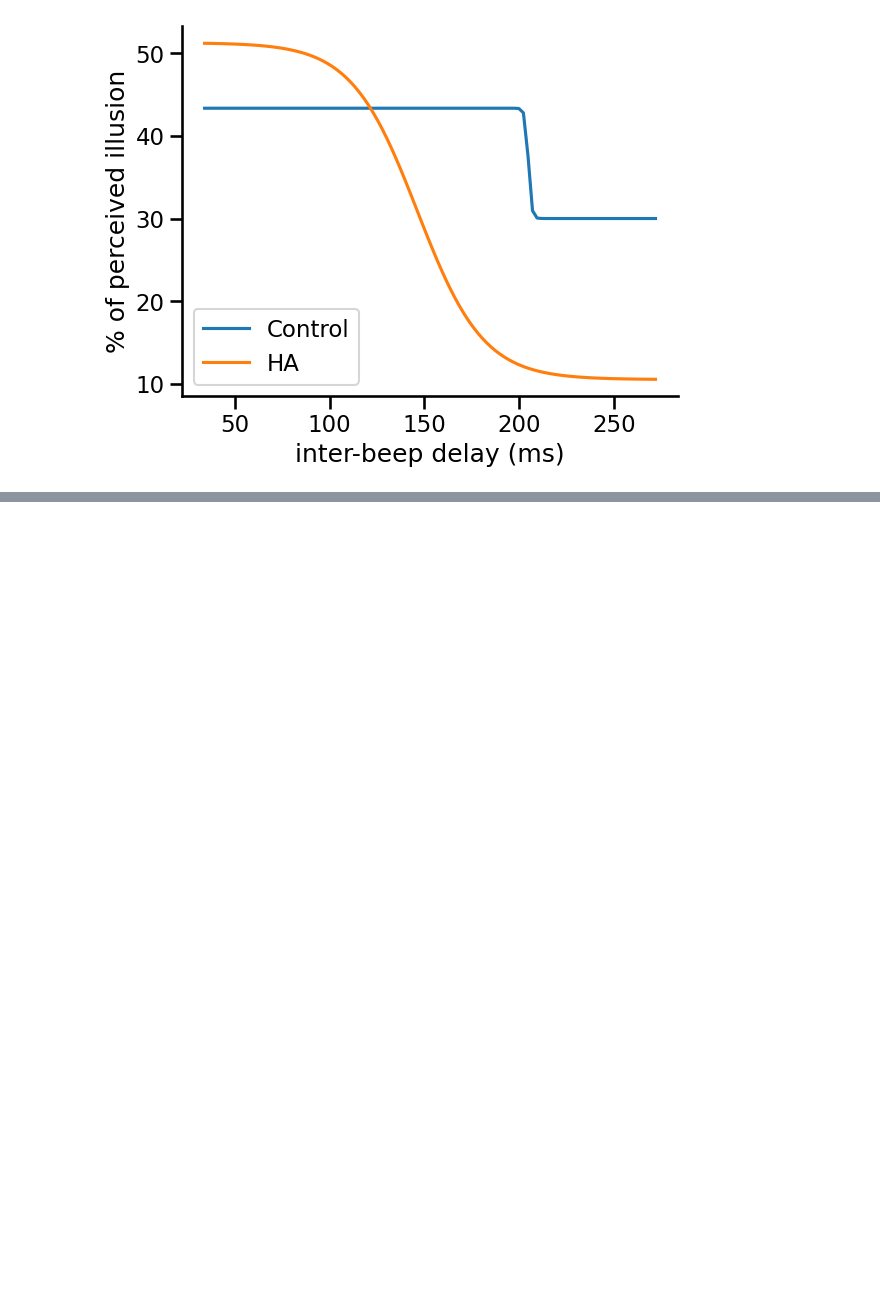
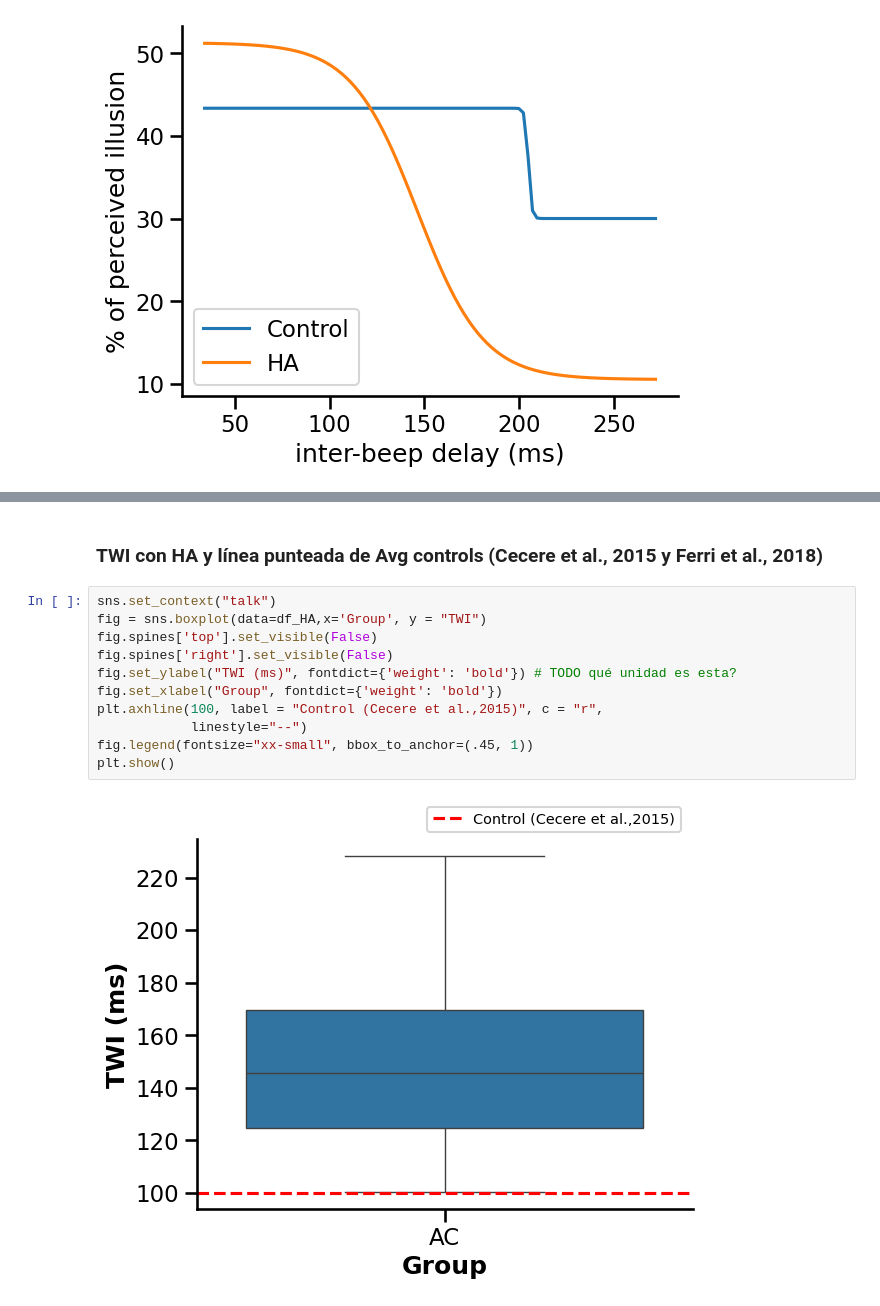
Before and after one commit to camila-maura/GIFTED-DFI, a Jupyter notebook: plots_and_analysis.ipynb, the cells around one changed output, grey strips where cells are left out. Cells and saved outputs as stored; diff of their text form; blank space fills up the shorter version.

```diff
--- a/plots_and_analysis.ipynb
+++ b/plots_and_analysis.ipynb
@@ -722,0 +817,15 @@ plt.show()
+# %% [markdown]
+### TWI con HA y línea punteada de Avg controls (Cecere et al., 2015 y Ferri et al., 2018)
+# %%
+sns.set_context("talk")
+fig = sns.boxplot(data=df_HA,x='Group', y = "TWI")
+fig.spines['top'].set_visible(False)
+fig.spines['right'].set_visible(False)
+fig.set_ylabel("TWI (ms)", fontdict={'weight': 'bold'}) # TODO qué unidad es esta?
+fig.set_xlabel("Group", fontdict={'weight': 'bold'})
+plt.axhline(100, label = "Control (Cecere et al.,2015)", c = "r",
+            linestyle="--")
+fig.legend(fontsize="xx-small", bbox_to_anchor=(.45, 1))
+plt.show()
+# %% [output]
+[figure, added]
```
Also changed, not shown: parts of 26 cells of this notebook.
